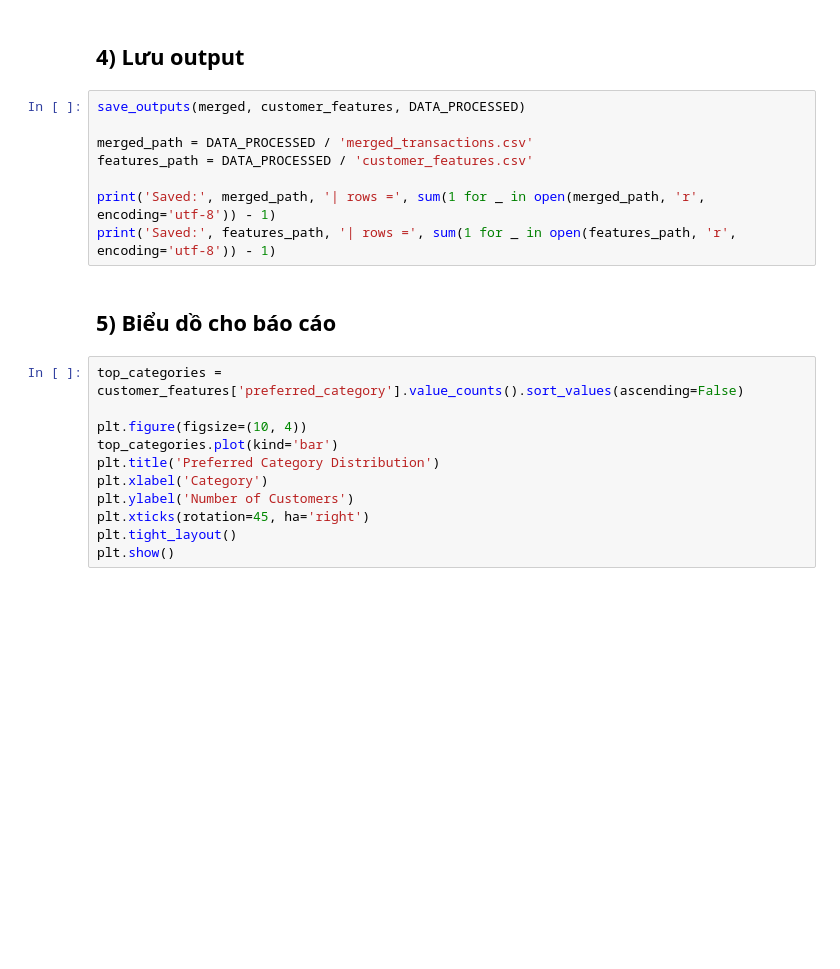
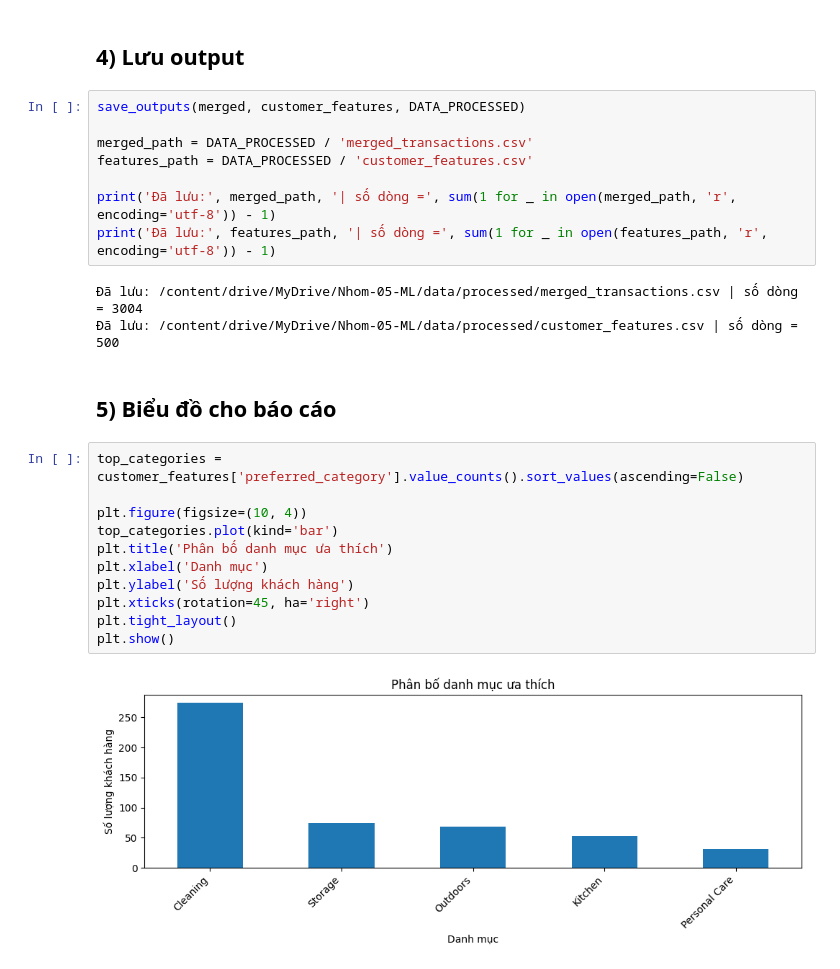
Before and after one commit to tranvanngan/Nhom-05-ML, a Jupyter notebook: notebooks/02_customer_feature_engineering.ipynb, the cells around one changed output. Drawn from its saved outputs; the diff is of its cells as text; blank space fills up the shorter version.

```diff
--- a/notebooks/02_customer_feature_engineering.ipynb
+++ b/notebooks/02_customer_feature_engineering.ipynb
@@ -103,21 +172,26 @@ save_outputs(merged, customer_features, DATA_PROCESSED)
 merged_path = DATA_PROCESSED / 'merged_transactions.csv'
 features_path = DATA_PROCESSED / 'customer_features.csv'
 
-print('Saved:', merged_path, '| rows =', sum(1 for _ in open(merged_path, 'r', encoding='utf-8')) - 1)
-print('Saved:', features_path, '| rows =', sum(1 for _ in open(features_path, 'r', encoding='utf-8')) - 1)
+print('Đã lưu:', merged_path, '| số dòng =', sum(1 for _ in open(merged_path, 'r', encoding='utf-8')) - 1)
+print('Đã lưu:', features_path, '| số dòng =', sum(1 for _ in open(features_path, 'r', encoding='utf-8')) - 1)
+# %% [output]
+Đã lưu: /content/drive/MyDrive/Nhom-05-ML/data/processed/merged_transactions.csv | số dòng = 3004
+Đã lưu: /content/drive/MyDrive/Nhom-05-ML/data/processed/customer_features.csv | số dòng = 500
 # %% [markdown]
-## 5) Biểu dồ cho báo cáo
+## 5) Biểu đồ cho báo cáo
 # %%
 top_categories = customer_features['preferred_category'].value_counts().sort_values(ascending=False)
 
 plt.figure(figsize=(10, 4))
 top_categories.plot(kind='bar')
-plt.title('Preferred Category Distribution')
-plt.xlabel('Category')
-plt.ylabel('Number of Customers')
+plt.title('Phân bố danh mục ưa thích')
+plt.xlabel('Danh mục')
+plt.ylabel('Số lượng khách hàng')
 plt.xticks(rotation=45, ha='right')
 plt.tight_layout()
 plt.show()
+# %% [output]
+[figure, added]
 # %%
 plt.figure(figsize=(10, 4))
 customer_features['total_spent'].plot(kind='hist', bins=25)
```
Also changed, not shown: parts of 10 cells of this notebook.
